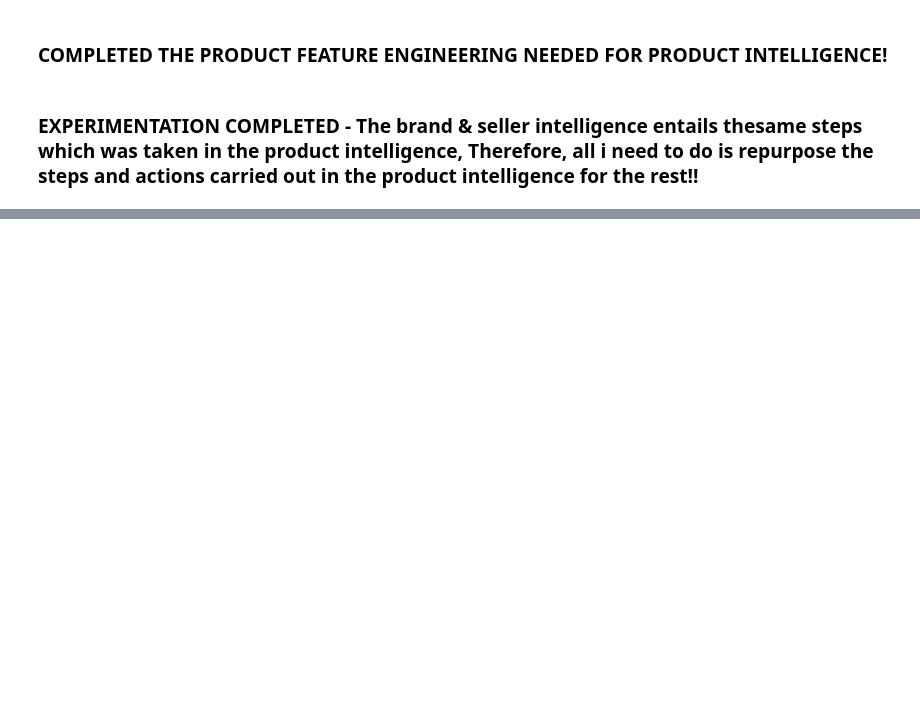
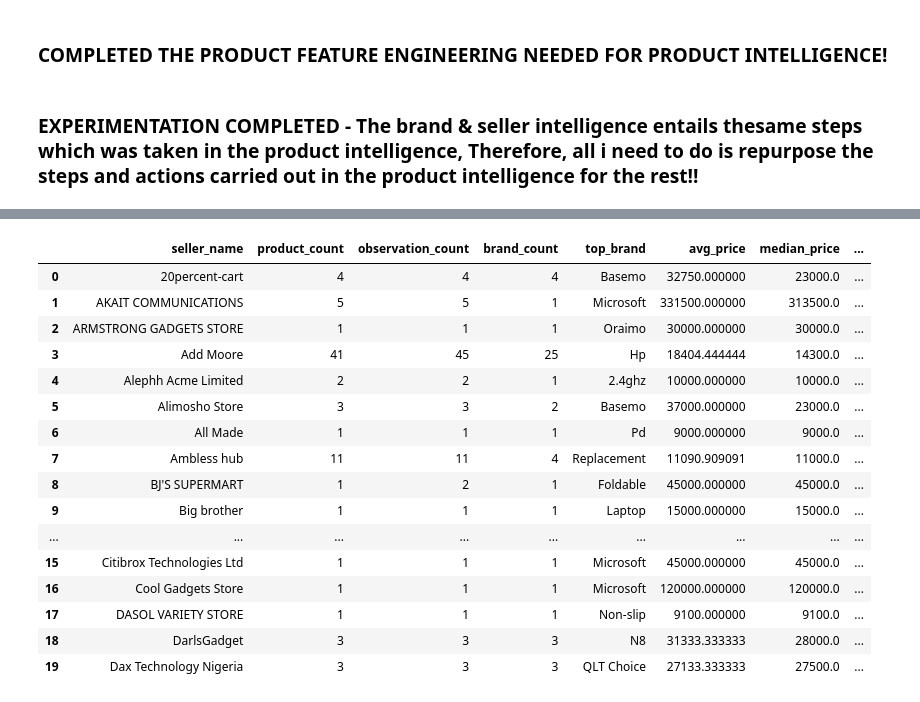
Before and after one commit to CKohwo/ADIP-Intelligence-lab, a Jupyter notebook: eda_notebook/feature_engineering.ipynb, the cells around one changed output, grey strips where cells are left out. Cells and saved outputs as stored; diff of their text form; code cells hidden in the pictures; blank space fills up the shorter version.

```diff
--- a/eda_notebook/feature_engineering.ipynb
+++ b/eda_notebook/feature_engineering.ipynb
@@ -96,0 +243,20 @@ df_2["price_tier"] = pd.qcut(df_2["current_price"], q=3, labels= ["Low", "Mid",
+# %%
+seller.head(20)
+# %% [output]
+|  | seller_name | product_count | observation_count | brand_count | top_brand | avg_price | median_price | ... |
+| 0 | 20percent-cart | 4 | 4 | 4 | Basemo | 32750.000000 | 23000.0 | ... |
+| 1 | AKAIT COMMUNICATIONS | 5 | 5 | 1 | Microsoft | 331500.000000 | 313500.0 | ... |
+| 2 | ARMSTRONG GADGETS STORE | 1 | 1 | 1 | Oraimo | 30000.000000 | 30000.0 | ... |
+| 3 | Add Moore | 41 | 45 | 25 | Hp | 18404.444444 | 14300.0 | ... |
+| 4 | Alephh Acme Limited | 2 | 2 | 1 | 2.4ghz | 10000.000000 | 10000.0 | ... |
+| 5 | Alimosho Store | 3 | 3 | 2 | Basemo | 37000.000000 | 23000.0 | ... |
+| 6 | All Made | 1 | 1 | 1 | Pd | 9000.000000 | 9000.0 | ... |
+| 7 | Ambless hub | 11 | 11 | 4 | Replacement | 11090.909091 | 11000.0 | ... |
+| 8 | BJ'S SUPERMART | 1 | 2 | 1 | Foldable | 45000.000000 | 45000.0 | ... |
+| 9 | Big brother | 1 | 1 | 1 | Laptop | 15000.000000 | 15000.0 | ... |
+| ... | ... | ... | ... | ... | ... | ... | ... | ... |
+| 15 | Citibrox Technologies Ltd | 1 | 1 | 1 | Microsoft | 45000.000000 | 45000.0 | ... |
+| 16 | Cool Gadgets Store | 1 | 1 | 1 | Microsoft | 120000.000000 | 120000.0 | ... |
+| 17 | DASOL VARIETY STORE | 1 | 1 | 1 | Non-slip | 9100.000000 | 9100.0 | ... |
+| 18 | DarlsGadget | 3 | 3 | 3 | N8 | 31333.333333 | 28000.0 | ... |
+| 19 | Dax Technology Nigeria | 3 | 3 | 3 | QLT Choice | 27133.333333 | 27500.0 | ... |
```
Also changed, not shown: parts of 8 cells of this notebook, 6 other files.
